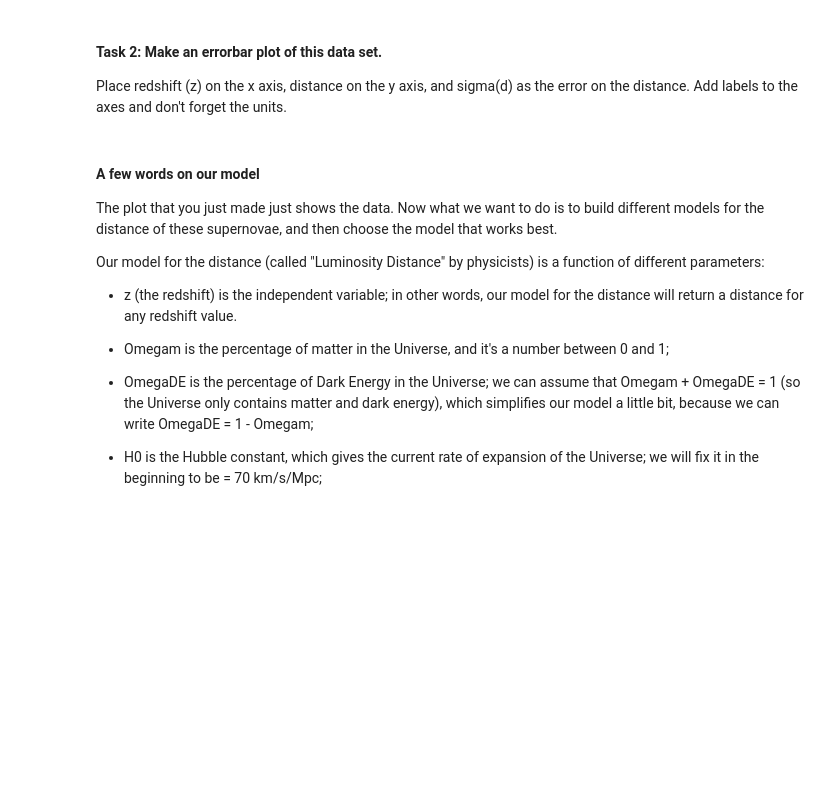
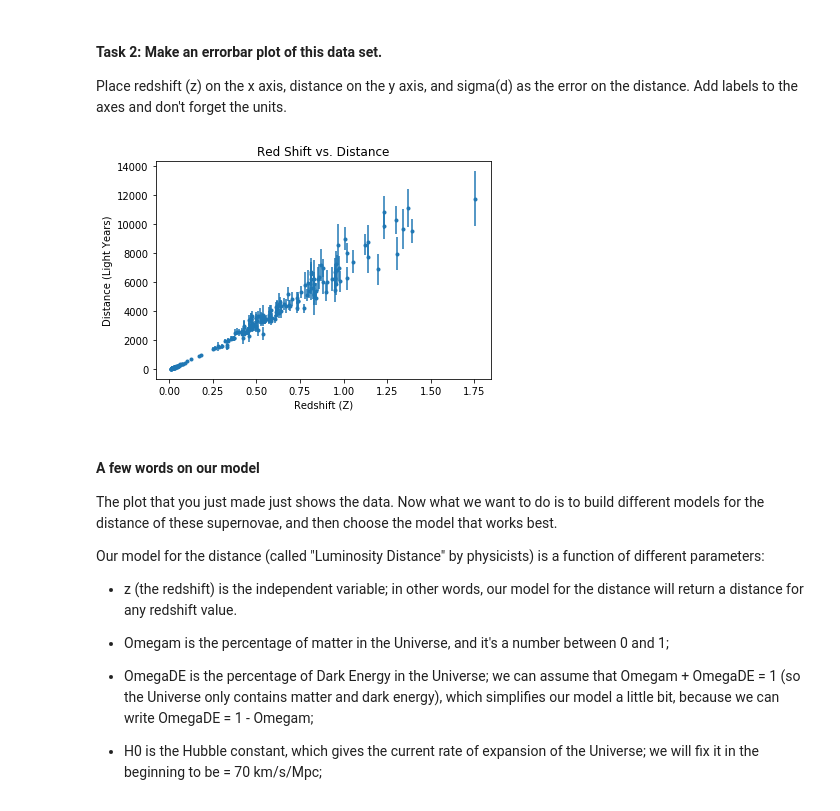
Before and after one commit to cbamedjonekou/cbamedjonekou.github.io, a Jupyter notebook: Labs/PHYS 3600ID-D862 (Machine Learning)/PHYS 3600ID-D862 (Machine Learning) HW 2 Amedjonekou.ipynb, the cells around one changed output. Saved outputs shown, nothing was run; the diff lists cells and outputs as text; code cells hidden in the pictures; blank space fills up the shorter version.

```diff
--- a/Labs/PHYS 3600ID-D862 (Machine Learning)/PHYS 3600ID-D862 (Machine Learning) HW 2 Amedjonekou.ipynb
+++ b/Labs/PHYS 3600ID-D862 (Machine Learning)/PHYS 3600ID-D862 (Machine Learning) HW 2 Amedjonekou.ipynb
@@ -25,3 +32,7 @@ The first one is the redshift of the supernovae. Redshift is a measure of the ve
 The second column is the distance of the supernovae, expressed in the units of Mpc (megaparsec). Mega = 1 Million; 1 parsec (pc) = 3.26 light years.
 
 The third column contains the error on the distance (let's call it sigma(d)), again expressed in Mpc.
+# %%
+# my
+supernova = pd.read_excel('Datasets/sn_data.xlsx')
+supernova.head(10)
@@ -29,6 +61,13 @@ The third column contains the error on the distance (let's call it sigma(d)), ag
 #### Task 2: Make an errorbar plot of this data set.
 
 Place redshift (z) on the x axis, distance on the y axis, and sigma(d) as the error on the distance. Add labels to the axes and don't forget the units.
+# %%
+x, y, yerr = supernova['#z'], supernova['d'], supernova['d_err']
+fig, ax1 = plt.figure(), plt.subplot()
+ax1.errorbar(x, y, yerr, marker= '.', ls= 'None')
+ax1.set(xlabel= 'Redshift (Z)', ylabel= 'Distance (Light Years)', title= 'Red Shift vs. Distance');
+# %% [output]
+[figure, added]
 # %% [markdown]
 #### A few words on our model
 
```
Also changed, not shown: parts of 22 cells of this notebook, 4 other files.
